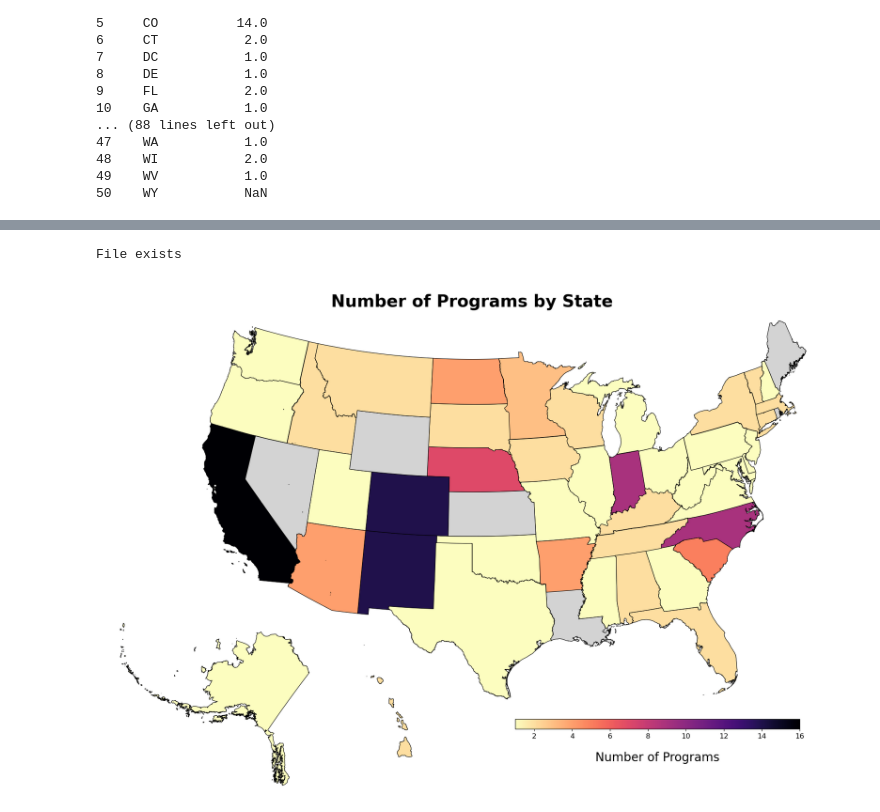
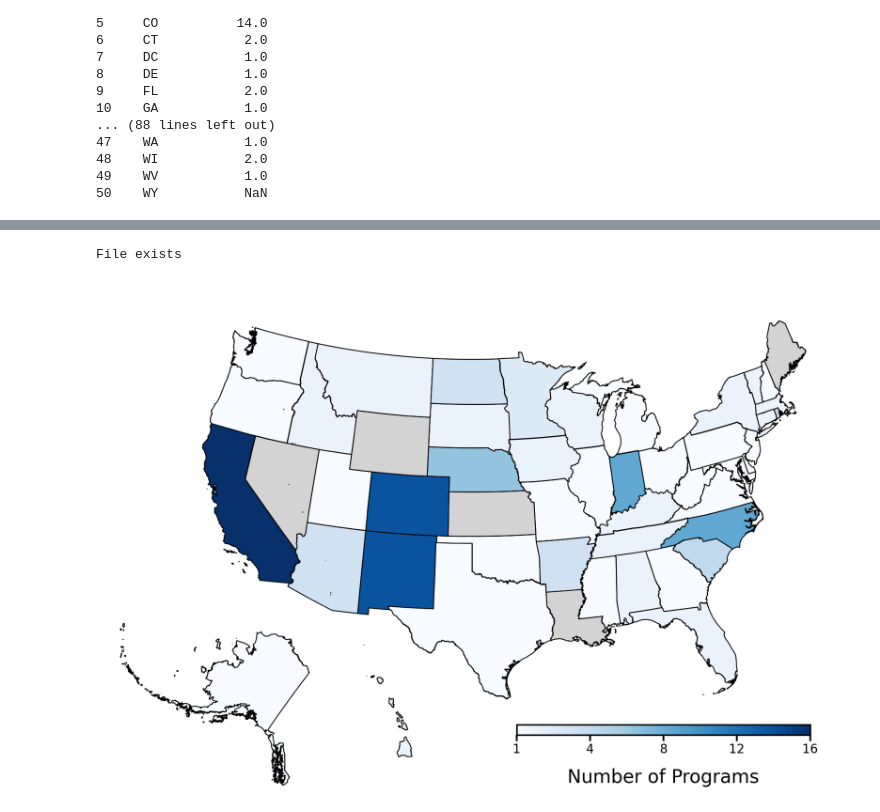
Before and after one commit to we3lab/dr-programs, a Jupyter notebook: analysis/coverage_map.ipynb, the cells around one changed output, grey strips where cells are left out. Cells and saved outputs as stored; diff of their text form; code cells hidden in the pictures.

Commit message:
Updating plotting parameters for coverage_map.ipynb.

```diff
--- a/analysis/coverage_map.ipynb
+++ b/analysis/coverage_map.ipynb
@@ -1,3 +9,11 @@
 # %% [markdown]
 # Coverage Map
+# %%
+plt.rcParams.update({'font.size': 22,
+                    'xtick.major.size': 10,
+                    'xtick.major.width': 3,
+                    'ytick.major.size': 10,
+                    'ytick.major.width': 3,
+                    'axes.linewidth': 2.5,
+                    'axes.edgecolor': 'black',})
 # %%
@@ -72,11 +86,4 @@ File 'cb_2018_us_state_500k.shp' exists and is usable.
 # %%
-import geopandas as gpd
-import matplotlib.pyplot as plt
-import os
-import numpy as np
-import matplotlib.colors as mcolors
-import matplotlib.patches as mpatches
-
 # Name map file
 map_file = "cb_2018_us_state_500k/cb_2018_us_state_500k.shp"
 
@@ -128,40 +135,43 @@ def create_map(data, column, title, cmap='viridis'):
         if row.STUSPS not in ['AK', 'HI']:
             vf = visframe[visframe['STUSPS'] == row.STUSPS]
             c = data[data['STUSPS'] == row.STUSPS]['value_determined_color'].iloc[0]
-            vf.plot(color=c, linewidth=0.8, ax=ax, edgecolor="black")
+            vf.plot(color=c, linewidth=1.5, ax=ax, edgecolor="black")
 
     # Set limits for continental US
     ax.set_xlim(-2800000, 2800000)
     ax.set_ylim(-2800000, 1000000)
 
     # Add Alaska (scaled and repositioned)
     alaska = visframe[visframe['STUSPS'] == "AK"].scale(xfact=0.50, yfact=0.50, origin=(0, 0))
     alaska = alaska.translate(xoff=-470000, yoff=-3500000)
     alaska.plot(color=data[data["STUSPS"] == "AK"]["value_determined_color"].iloc[0],
-                linewidth=0.8, ax=ax, edgecolor="black")
+                linewidth=1.5, ax=ax, edgecolor="black")
 
     # Add Hawaii (scaled and repositioned)
     hawaii = visframe[visframe['STUSPS'] == "HI"].scale(xfact=1, yfact=1, origin=(0, 0))
     hawaii = hawaii.translate(xoff=5000000, yoff=-1500000)
     hawaii.plot(color=data[data["STUSPS"] == "HI"]["value_determined_color"].iloc[0],
-                linewidth=0.8, ax=ax, edgecolor="black")
+                linewidth=1.5, ax=ax, edgecolor="black")
 
     # Add a title to the map
-    ax.set_title(f"{title}", fontsize=28, y=0.95, x=0.5, fontweight="bold")
+    # ax.set_title(f"{title}", fontsize=28, y=0.95, x=0.5, fontweight="bold")
 
     # Add colorbar legend to the side
     sm = plt.cm.ScalarMappable(cmap=cmap, norm=mcolors.Normalize(vmin=vmin, vmax=vmax))
     sm._A = []
     cbar_ax = fig.add_axes([0.55, 0.13, 0.33, 0.019])
     cbar = fig.colorbar(sm, cax=cbar_ax, orientation="horizontal")
-    cbar.set_label("Number of Programs", rotation=0, labelpad=20, fontsize=20)
-    cbar.ax.tick_params(labelsize=12)
+    cbar.set_label("Number of Programs", rotation=0, labelpad=20, fontsize=30)
+    cbar.ax.set_xticks(np.linspace(vmin, vmax, num=5))
+    cbar.ax.set_xticklabels([f"{int(x)}" for x in np.linspace(vmin, vmax, num=5)])
+    cbar.ax.tick_params(labelsize=20)
+
 
     plt.tight_layout()
     plt.show()
 
 # Create a map showing the number of programs in each state
-create_map(merged_data, "num_programs", "Number of Programs by State", cmap="magma_r")
+create_map(merged_data, "num_programs", "Number of Programs by State", cmap="Blues")
 # %% [output]
 File exists
-[figure, old version]
+[figure, new version]
```
Also changed, not shown: parts of 3 cells of this notebook.
